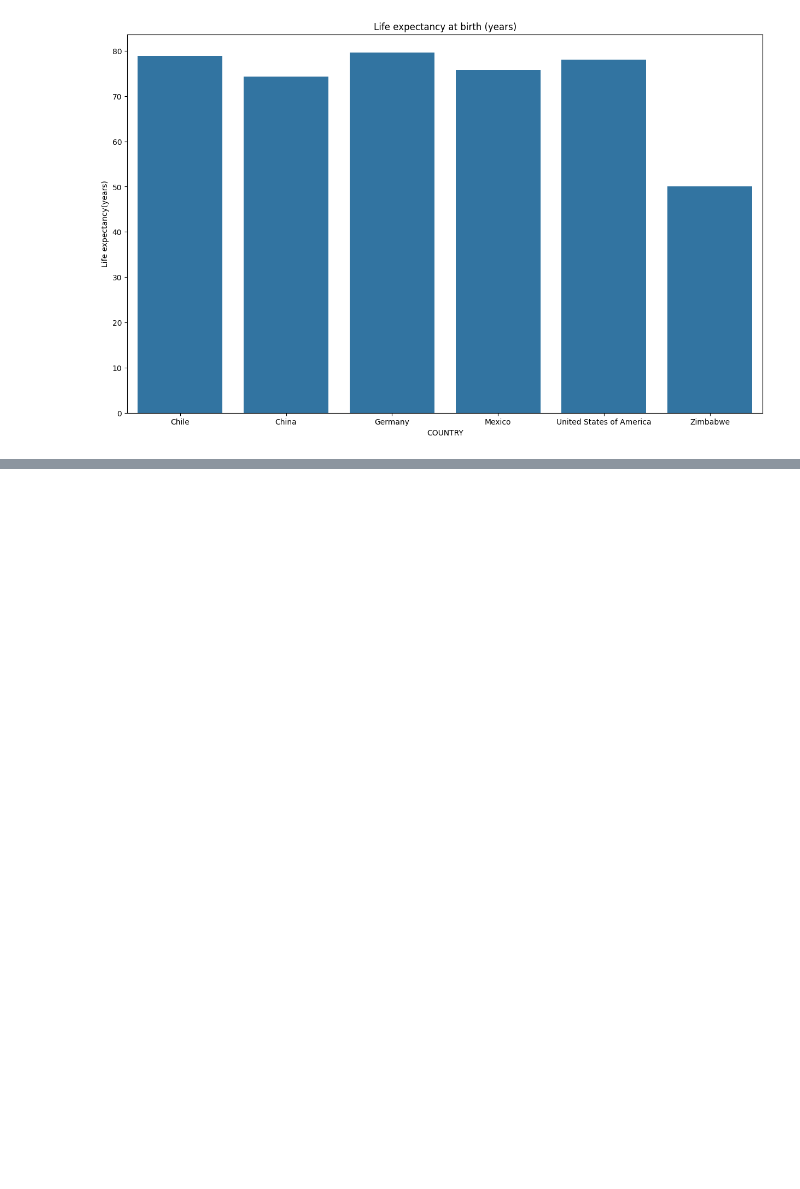
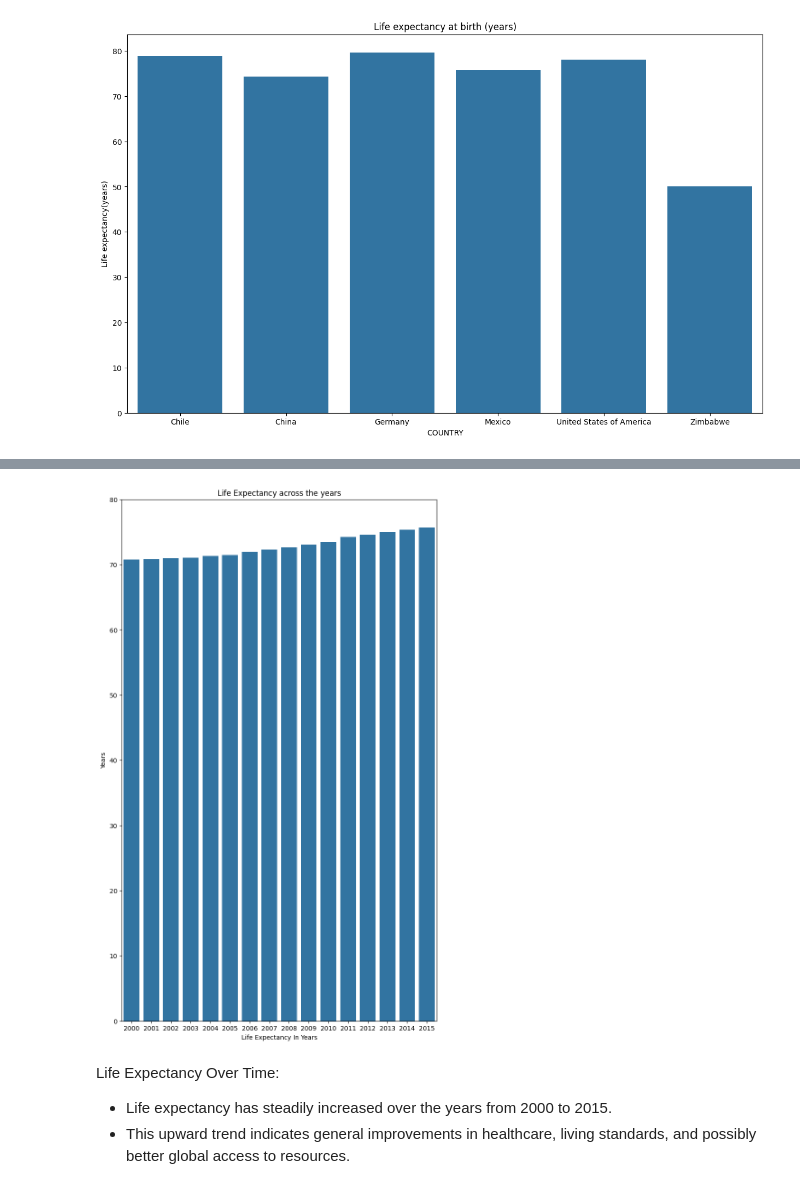
Before and after one commit to fezphantom/Life_expectancy, a Jupyter notebook: life_expectancy_gdp.ipynb, the cells around one changed output, grey strips where cells are left out. Saved outputs shown, nothing was run; the diff lists cells and outputs as text; code cells hidden in the pictures; blank space fills up the shorter version.

```diff
--- a/life_expectancy_gdp.ipynb
+++ b/life_expectancy_gdp.ipynb
@@ -104,0 +139,14 @@ plt.show()
+# %%
+plt.figure(figsize=(9,15))
+sns.barplot(data=df, x='Year',y= 'Life expectancy at birth (years)', errorbar=None)
+plt.title('Life Expectancy across the years')
+plt.xlabel('Life Expectancy In Years')
+plt.ylabel('Years')
+plt.ylim((0,80))
+plt.show()
+# %% [output]
+[figure, added]
+# %% [markdown]
+Life Expectancy Over Time:
+- Life expectancy has steadily increased over the years from 2000 to 2015.
+- This upward trend indicates general improvements in healthcare, living standards, and possibly better global access to resources.
```
Also changed, not shown: parts of 11 cells of this notebook.
